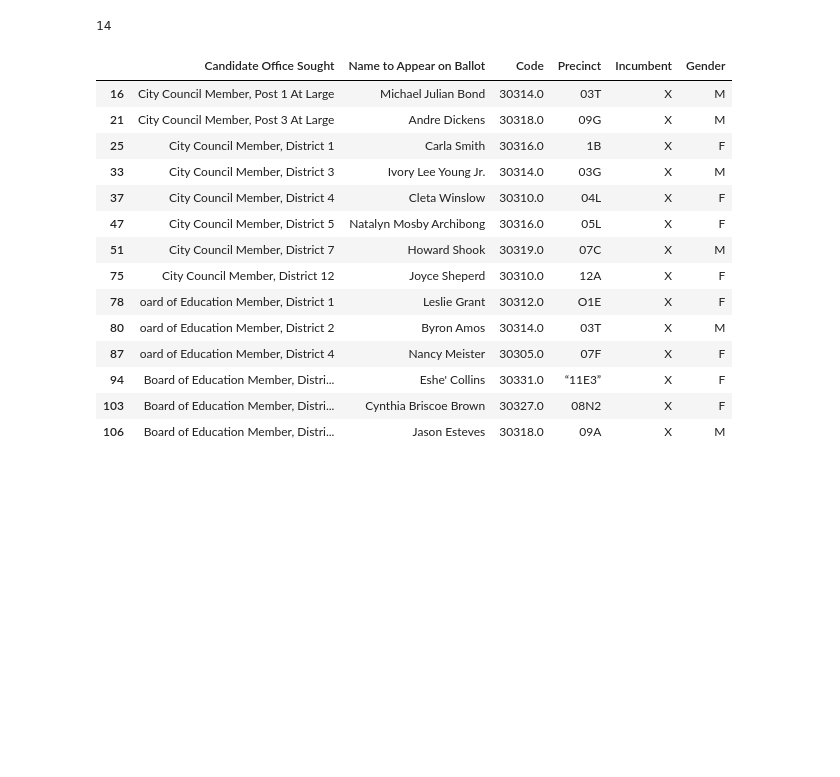
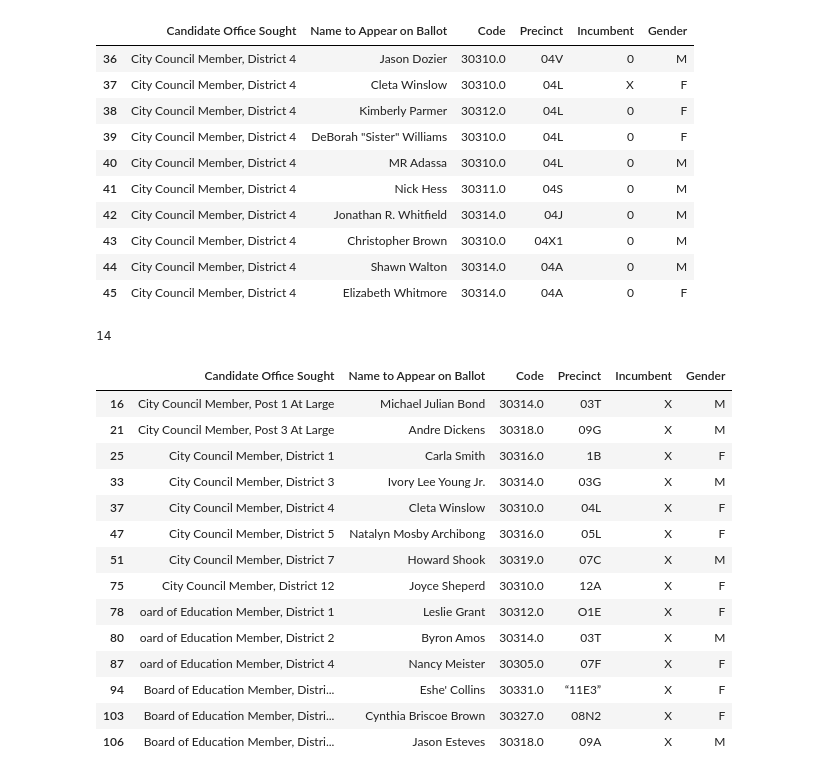
Before and after one commit to maijaliisa/studio-projects, a Jupyter notebook: code/city_council/qualified_candidates.ipynb, the cells around one changed output. Cells and saved outputs as stored; diff of their text form; code cells hidden in the pictures; blank space fills up the shorter version.

```diff
--- a/code/city_council/qualified_candidates.ipynb
+++ b/code/city_council/qualified_candidates.ipynb
@@ -27,3 +47,18 @@ df
+# %%
+df_4 = df_city_council[df_city_council['Candidate Office Sought'].str.contains('4')]
+df_4
+# %% [output]
+|  | Candidate Office Sought | Name to Appear on Ballot | Code | Precinct | Incumbent | Gender |
+| 36 | City Council Member, District 4 | Jason Dozier | 30310.0 | 04V | 0 | M |
+| 37 | City Council Member, District 4 | Cleta Winslow | 30310.0 | 04L | X | F |
+| 38 | City Council Member, District 4 | Kimberly Parmer | 30312.0 | 04L | 0 | F |
+| 39 | City Council Member, District 4 | DeBorah "Sister" Williams | 30310.0 | 04L | 0 | F |
+| 40 | City Council Member, District 4 | MR Adassa | 30310.0 | 04L | 0 | M |
+| 41 | City Council Member, District 4 | Nick Hess | 30311.0 | 04S | 0 | M |
+| 42 | City Council Member, District 4 | Jonathan R. Whitfield | 30314.0 | 04J | 0 | M |
+| 43 | City Council Member, District 4 | Christopher Brown | 30310.0 | 04X1 | 0 | M |
+| 44 | City Council Member, District 4 | Shawn Walton | 30314.0 | 04A | 0 | M |
+| 45 | City Council Member, District 4 | Elizabeth Whitmore | 30314.0 | 04A | 0 | F |
 # %%
 incumbent = df[df['Incumbent'] == 'X']
 len(incumbent)
```
Also changed, not shown: parts of 2 cells of this notebook, 15 other files.
